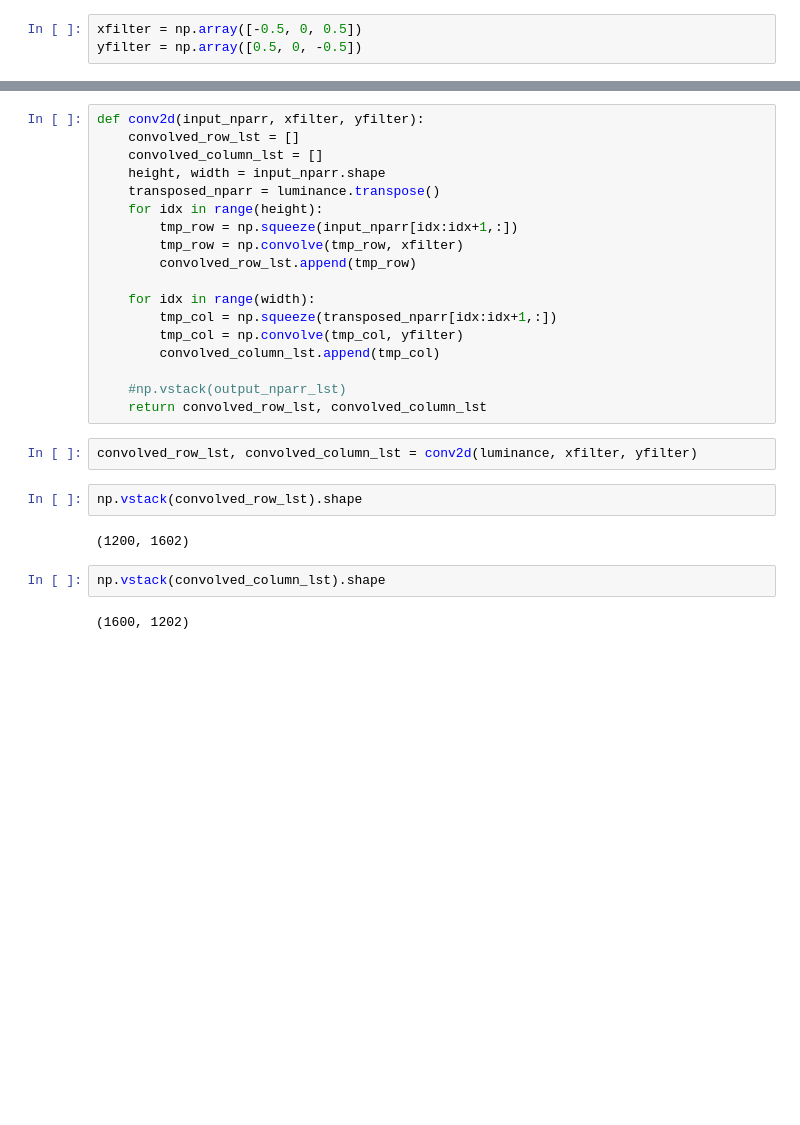
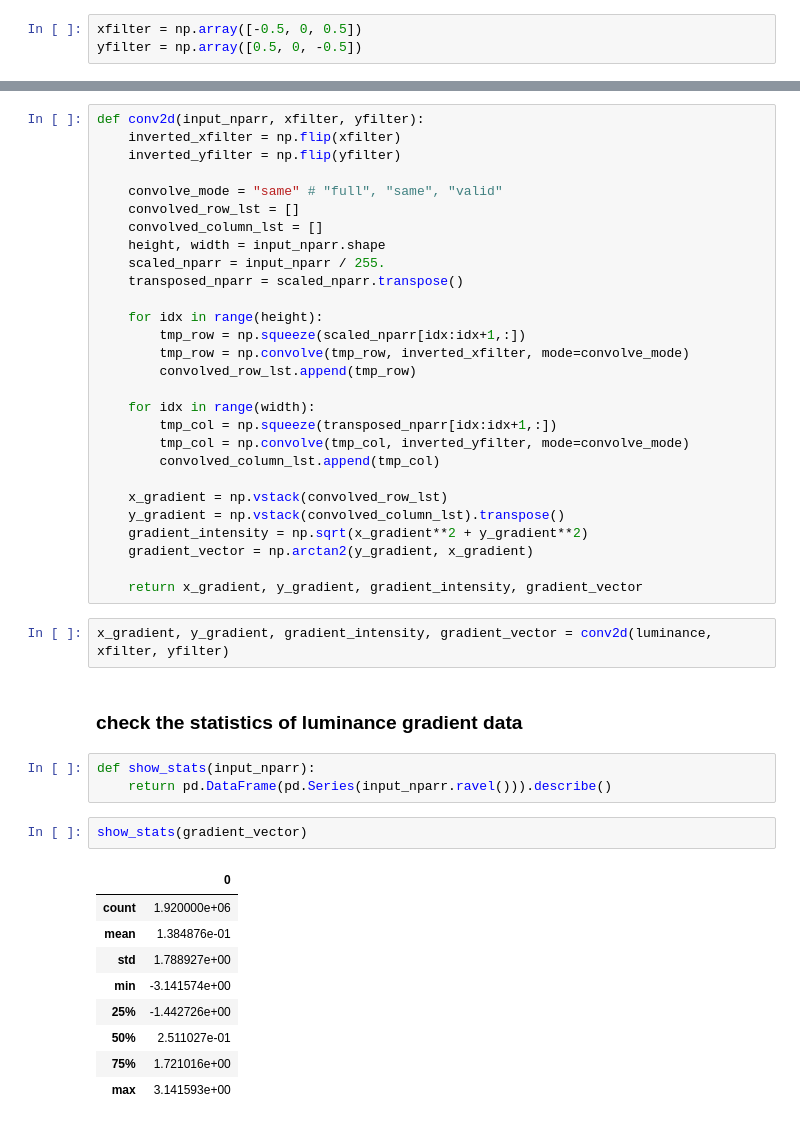
Before and after one commit to Tomaka1/image-processing, a Jupyter notebook: cal_luminance.ipynb, the cells around one changed output, grey strips where cells are left out. Drawn from its saved outputs; the diff is of its cells as text; blank space fills up the shorter version.

Commit message:
add processing for the intensity and vector
add the processing to calculate the intensity and vector of luminance

```diff
--- a/cal_luminance.ipynb
+++ b/cal_luminance.ipynb
@@ -94,28 +90,47 @@ array([[95.042027, 96.030815, 96.916338, ..., 85.333054, 83.816398,
 # %%
 def conv2d(input_nparr, xfilter, yfilter):
+    inverted_xfilter = np.flip(xfilter)
+    inverted_yfilter = np.flip(yfilter)
+
+    convolve_mode = "same" # "full", "same", "valid"
     convolved_row_lst = []
     convolved_column_lst = []
     height, width = input_nparr.shape
-    transposed_nparr = luminance.transpose()
+    scaled_nparr = input_nparr / 255.
+    transposed_nparr = scaled_nparr.transpose()
+
     for idx in range(height):
-        tmp_row = np.squeeze(input_nparr[idx:idx+1,:])
-        tmp_row = np.convolve(tmp_row, xfilter)
+        tmp_row = np.squeeze(scaled_nparr[idx:idx+1,:])
+        tmp_row = np.convolve(tmp_row, inverted_xfilter, mode=convolve_mode)
         convolved_row_lst.append(tmp_row)
 
     for idx in range(width):
         tmp_col = np.squeeze(transposed_nparr[idx:idx+1,:])
-        tmp_col = np.convolve(tmp_col, yfilter)
+        tmp_col = np.convolve(tmp_col, inverted_yfilter, mode=convolve_mode)
         convolved_column_lst.append(tmp_col)
 
-    #np.vstack(output_nparr_lst)
-    return convolved_row_lst, convolved_column_lst
+    x_gradient = np.vstack(convolved_row_lst)
+    y_gradient = np.vstack(convolved_column_lst).transpose()
+    gradient_intensity = np.sqrt(x_gradient**2 + y_gradient**2)
+    gradient_vector = np.arctan2(y_gradient, x_gradient)
+
+    return x_gradient, y_gradient, gradient_intensity, gradient_vector
 # %%
-convolved_row_lst, convolved_column_lst = conv2d(luminance, xfilter, yfilter)
+x_gradient, y_gradient, gradient_intensity, gradient_vector = conv2d(luminance, xfilter, yfilter)
-# %%
-np.vstack(convolved_row_lst).shape
-# %% [output]
-(1200, 1602)
-# %%
-np.vstack(convolved_column_lst).shape
-# %% [output]
-(1600, 1202)
+# %% [markdown]
+### check the statistics of luminance gradient data
+# %%
+def show_stats(input_nparr):
+    return pd.DataFrame(pd.Series(input_nparr.ravel())).describe()
+# %%
+show_stats(gradient_vector)
+# %% [output]
+|  | 0 |
+| count | 1.920000e+06 |
+| mean | 1.384876e-01 |
+| std | 1.788927e+00 |
+| min | -3.141574e+00 |
+| 25% | -1.442726e+00 |
+| 50% | 2.511027e-01 |
+| 75% | 1.721016e+00 |
+| max | 3.141593e+00 |
```
Also changed, not shown: parts of 5 cells of this notebook.
